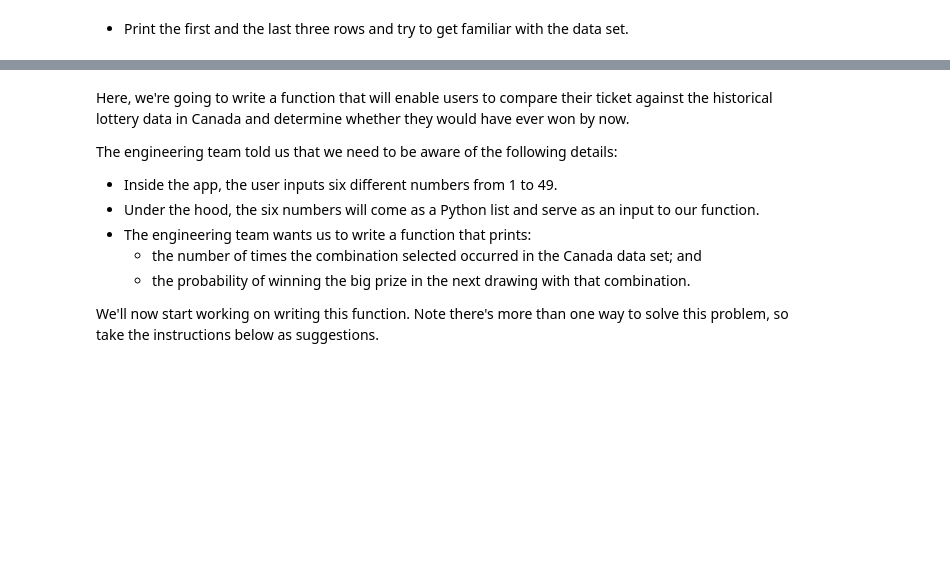
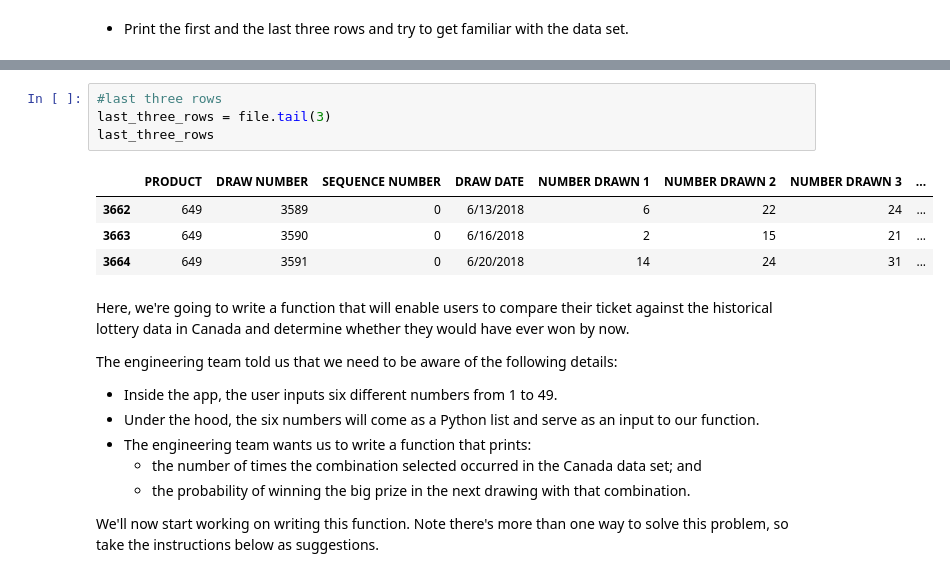
Before and after one commit to TracyNuwagaba/datascience_2020-week4, a Jupyter notebook: Stats_Tracy.ipynb, the cells around one changed output, grey strips where cells are left out. Saved outputs shown, nothing was run; the diff lists cells and outputs as text; blank space fills up the shorter version.

```diff
--- a/Stats_Tracy.ipynb
+++ b/Stats_Tracy.ipynb
@@ -137,3 +140,12 @@ print(file.iloc[:-3])
+# %%
+#last three rows
+last_three_rows = file.tail(3)
+last_three_rows
+# %% [output]
+|  | PRODUCT | DRAW NUMBER | SEQUENCE NUMBER | DRAW DATE | NUMBER DRAWN 1 | NUMBER DRAWN 2 | NUMBER DRAWN 3 | ... |
+| 3662 | 649 | 3589 | 0 | 6/13/2018 | 6 | 22 | 24 | ... |
+| 3663 | 649 | 3590 | 0 | 6/16/2018 | 2 | 15 | 21 | ... |
+| 3664 | 649 | 3591 | 0 | 6/20/2018 | 14 | 24 | 31 | ... |
 # %% [markdown]
 Here, we're going to write a function that will enable users to compare their ticket against the historical lottery data in Canada and determine whether they would have ever won by now.
 
```
Also changed, not shown: parts of 19 cells of this notebook.
